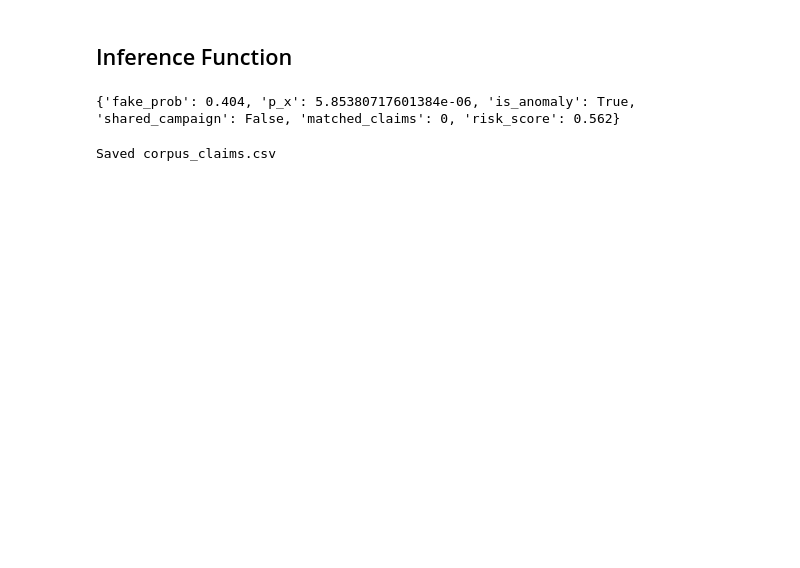
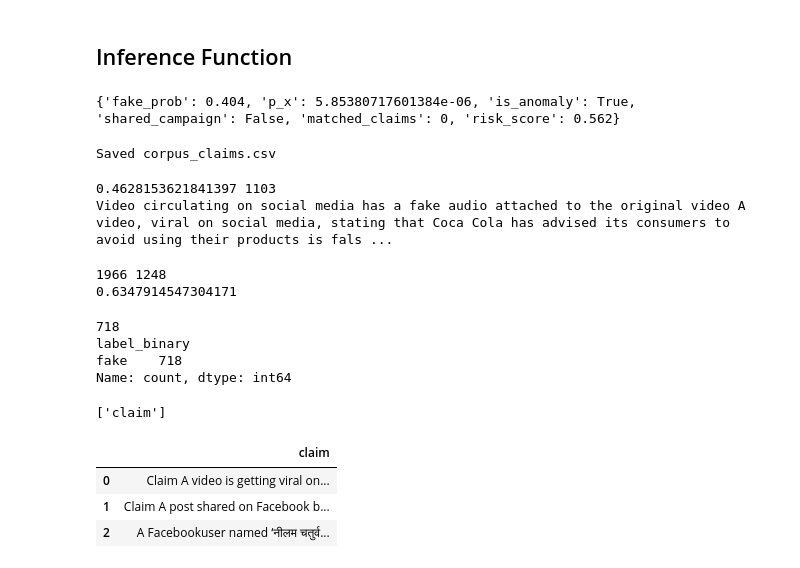
Before and after one commit to aadish8206/SatyaRakshak, a Jupyter notebook: SatyaRakshak_model.ipynb, the cells around one changed output. Drawn from its saved outputs; the diff is of its cells as text; code cells hidden in the pictures; blank space fills up the shorter version.

```diff
--- a/SatyaRakshak_model.ipynb
+++ b/SatyaRakshak_model.ipynb
@@ -747,3 +760,47 @@ df[['claim', 'label_binary', 'user']].to_csv('/mnt/user-data/outputs/model_artif
 print("Saved corpus_claims.csv")
 # %% [output]
 Saved corpus_claims.csv
+# %%
+import predict
+artifacts = predict.load_artifacts(artifact_dir="artifacts")
+
+from sklearn.metrics.pairwise import cosine_similarity
+X_new = artifacts["tfidf_full"].transform(["A viral WhatsApp message says a factory worker infected with HIV added his blood to Coca-Cola bottles."])
+sims = cosine_similarity(X_new, artifacts["corpus_matrix"])[0]
+print(sims.max(), sims.argmax())
+print(artifacts["corpus_claims"].iloc[sims.argmax()]["claim"])
+# %% [output]
+0.4628153621841397 1103
+Video circulating on social media has a fake audio attached to the original video A video, viral on social media, stating that Coca Cola has advised its consumers to avoid using their products is fals ...
+# %%
+
+part1 = pd.read_excel("news_part1.xlsx")
+part2 = pd.read_excel("news_part2.xlsx")
+combined = pd.concat([part1, part2])
+
+corpus = artifacts["corpus_claims"]
+print(len(combined), len(corpus))
+print(combined["claim"].isin(corpus["claim"]).mean())
+# %% [output]
+1966 1248
+0.6347914547304171
+# %%
+new_claims = combined[~combined["claim"].isin(corpus["claim"])].copy()
+print(len(new_claims))
+print(new_claims["label_binary"].value_counts())
+# %% [output]
+718
+label_binary
+fake    718
+Name: count, dtype: int64
+# %%
+print(corpus.columns.tolist())
+# %% [output]
+['claim']
+# %%
+corpus.head(3)
+# %% [output]
+|  | claim |
+| 0 | Claim A video is getting viral on... |
+| 1 | Claim A post shared on Facebook b... |
+| 2 | A Facebookuser named ‘नीलम चतुर्व... |
```
Also changed, not shown: parts of 12 cells of this notebook, 12 other files.
